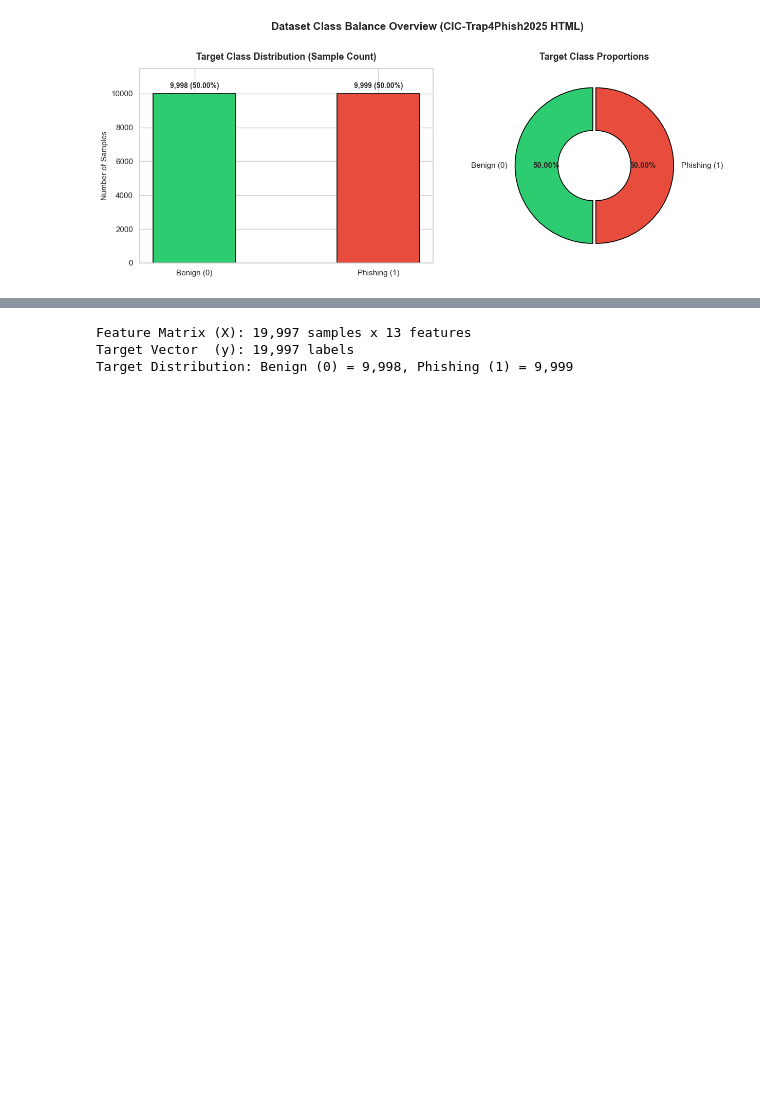
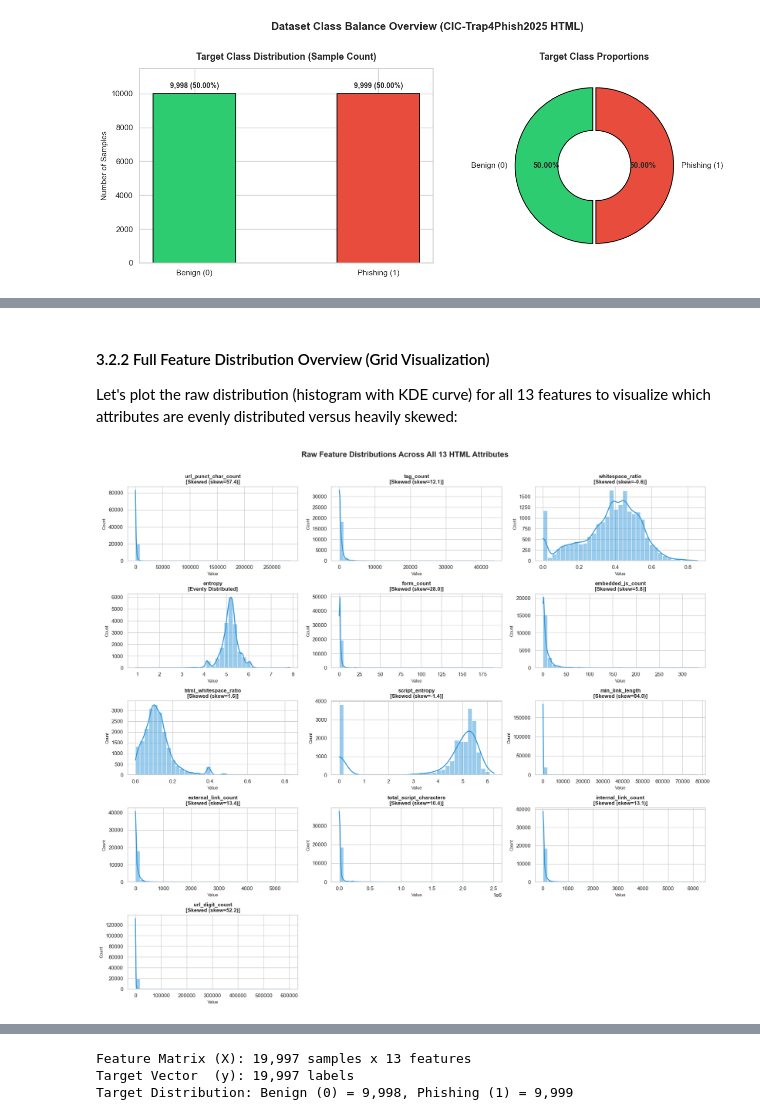
Before and after one commit to ChaiWork/ExplainPhish, a Jupyter notebook: googleCollab/explainPhish.ipynb, the cells around one changed output, grey strips where cells are left out. Saved outputs shown, nothing was run; the diff lists cells and outputs as text; code cells hidden in the pictures; blank space fills up the shorter version.

```diff
--- a/googleCollab/explainPhish.ipynb
+++ b/googleCollab/explainPhish.ipynb
@@ -312,0 +386,28 @@ Let's compare the distributions of key features across the Benign (`0`) and Phis
+# %% [markdown]
+<a name="sec3_2_2"></a>
+#### 3.2.2 Full Feature Distribution Overview (Grid Visualization)
+
+Let's plot the raw distribution (histogram with KDE curve) for all 13 features to visualize which attributes are evenly distributed versus heavily skewed:
+# %%
+# Grid visualization of raw distributions for all 13 attributes
+fig, axes = plt.subplots(5, 3, figsize=(18, 16))
+axes = axes.flatten()
+
+for i, col in enumerate(feature_cols):
+    ax = axes[i]
+    sns.histplot(df[col], kde=True, ax=ax, color="#3498db", bins=35, line_kws={"linewidth": 2})
+    sk = df[col].skew()
+    even_label = "Evenly Distributed" if abs(sk) < 0.5 else f"Skewed (skew={sk:.1f})"
+    ax.set_title(f"{col}\n[{even_label}]", fontsize=11, fontweight="bold")
+    ax.set_xlabel("Value", fontsize=9)
+    ax.set_ylabel("Count", fontsize=9)
+
+# Hide unused axes
+for j in range(len(feature_cols), len(axes)):
+    fig.delaxes(axes[j])
+
+plt.suptitle("Raw Feature Distributions Across All 13 HTML Attributes", fontsize=16, fontweight="bold", y=1.01)
+plt.tight_layout()
+plt.show()
+# %% [output]
+[figure, added]
```
Also changed, not shown: parts of 38 cells of this notebook.
